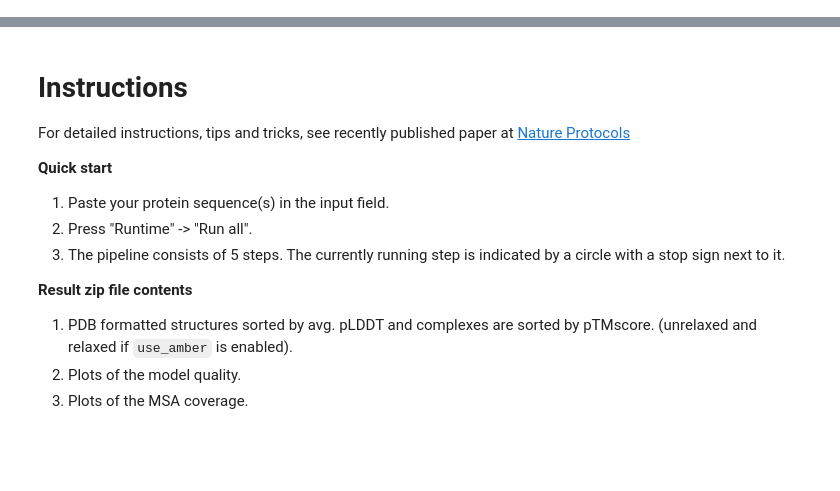
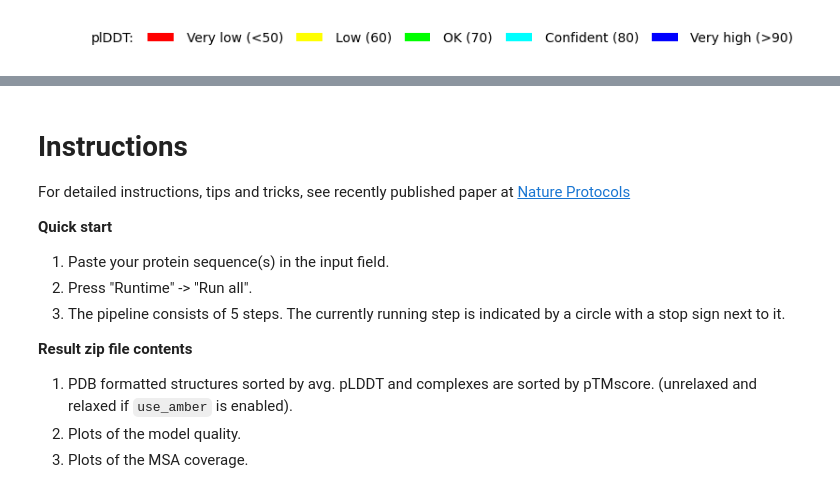
Before and after one commit to ArnoldHarun/A.I-Programming-Assignment-One, a Jupyter notebook: AlphaFold2.ipynb, the cells around one changed output, grey strips where cells are left out. Drawn from its saved outputs; the diff is of its cells as text; code cells hidden in the pictures; blank space fills up the shorter version.

```diff
--- a/AlphaFold2.ipynb
+++ b/AlphaFold2.ipynb
@@ -25,13 +27,13 @@ python_version = f"{version_info.major}.{version_info.minor}"
 def add_hash(x,y):
   return x+"_"+hashlib.sha1(y.encode()).hexdigest()[:5]
 
-query_sequence = '>sp|P03165|X_HBVD3 Protein X OS=Hepatitis B virus genotype D subtype ayw (isolate France/Tiollais/1979) OX=490133 GN=X PE=1 SV=2 MAARLCCQLDPARDVLCLRPVGAESRGRPFSGSLGTLSSPSPSAVPTDHGAHLSLRGLPV CAFSSAGPCALRFTSARRMETTVNAHQILPKVLHKRTLGLSAMSTTDLEAYFKDCLFKDW EELGEEIRLKVFVLGGCRHKLVCAPAPCNFFTSA' #@param {type:"string"}
+query_sequence = 'MAARLCCQLDPARDVLCLRPVGAESRGRPVSGPFGPLPSPSSSAVPADHGAHLSLRGLPVCAFSSAGPCALRFTSARSMETTVNAHQVLPKVLHKRTLGLSAMSTTDLEAYFKDCLFKDWEELGEEIRLKVFVLGGCRHKLVCSPAPCNFFPSA' #@param {type:"string"}
 #@markdown  - Use `:` to specify inter-protein chainbreaks for **modeling complexes** (supports homo- and hetro-oligomers). For example **PI...SK:PI...SK** for a homodimer
-jobname = 'Hbv_Test' #@param {type:"string"}
+jobname = 'HBV_test' #@param {type:"string"}
 # number of models to use
 num_relax = 1 #@param [0, 1, 5] {type:"raw"}
 #@markdown - specify how many of the top ranked structures to relax using amber
-template_mode = "pdb100" #@param ["none", "pdb100","custom"]
+template_mode = "custom" #@param ["none", "pdb100","custom"]
 #@markdown - `none` = no template information is used. `pdb100` = detect templates in pdb100 (see [notes](#pdb100)). `custom` - upload and search own templates (PDB or mmCIF format, see [notes](#custom_templates))
 
 use_amber = num_relax > 0
@@ -182,7 +186,7 @@ calc_extra_ptm = False #@param {type:"boolean"}
 #@markdown -  decrease `max_msa` to increase uncertainity
 max_msa = "auto" #@param ["auto", "512:1024", "256:512", "64:128", "32:64", "16:32"]
 num_seeds = 1 #@param [1,2,4,8,16] {type:"raw"}
-use_dropout = False #@param {type:"boolean"}
+use_dropout = True #@param {type:"boolean"}
 
 num_recycles = None if num_recycles == "auto" else int(num_recycles)
 recycle_early_stop_tolerance = None if recycle_early_stop_tolerance == "auto" else float(recycle_early_stop_tolerance)
@@ -333,73 +356,15 @@ import glob
 import matplotlib.pyplot as plt
 from colabfold.colabfold import plot_plddt_legend
 from colabfold.colabfold import pymol_color_list, alphabet_list
-rank_num = 2 #@param ["1", "2", "3", "4", "5"] {type:"raw"}
+rank_num = 1 #@param ["1", "2", "3", "4", "5"] {type:"raw"}
 color = "lDDT" #@param ["chain", "lDDT", "rainbow"]
-show_sidechains = True #@param {type:"boolean"}
-show_mainchains = True #@param {type:"boolean"}
-pdb_file = None
+show_sidechains = False #@param {type:"boolean"}
+show_mainchains = False #@param {type:"boolean"}
 
-# Check if results["rank"] is not empty and has enough elements
-if results and results.get("rank") and len(results["rank"]) > 0 and len(results["rank"][0]) >= rank_num:
-  tag = results["rank"][0][rank_num - 1]
-  jobname_prefix = ".custom" if msa_mode == "custom" else ""
-  pdb_filename = f"{jobname}/{jobname}{jobname_prefix}_unrelaxed_{tag}.pdb"
-  pdb_file = glob.glob(pdb_filename)
-
-else:
-  print("Error: No prediction results found. Please check the prediction process and logs for any issues.")
-
-def show_pdb(rank_num=1, show_sidechains=False, show_mainchains=False, color="lDDT"):
-  # Check if pdb_file is defined before using it
-  if pdb_file:
-    model_name = f"rank_{rank_num}"
-    view = py3Dmol.view(js='https://3dmol.org/build/3Dmol.js',)
-    view.addModel(open(pdb_file[0],'r').read(),'pdb')
-
-    if color == "lDDT":
-      view.setStyle({'cartoon': {'colorscheme': {'prop':'b','gradient': 'roygb','min':50,'max':90}}})
-    elif color == "rainbow":
-      view.setStyle({'cartoon': {'color':'spectrum'}})
-    elif color == "chain":
-      chains = len(queries[0][1]) + 1 if is_complex else 1
-      for n,chain,color in zip(range(chains),alphabet_list,pymol_color_list):
-         view.setStyle({'chain':chain},{'cartoon': {'color':color}})
-
-    if show_sidechains:
-      BB = ['C','O','N']
-      view.addStyle({'and':[{'resn':["GLY","PRO"],'invert':True},{'atom':BB,'invert':True}]},
-                          {'stick':{'colorscheme':f"WhiteCarbon",'radius':0.3}})
-      view.addStyle({'and':[{'resn':"GLY"},{'atom':'CA'}]},
-                          {'sphere':{'colorscheme':f"WhiteCarbon",'radius':0.3}})
-      view.addStyle({'and':[{'resn':"PRO"},{'atom':['C','O'],'invert':True}]},
-                          {'stick':{'colorscheme':f"WhiteCarbon",'radius':0.3}})
-    if show_mainchains:
-      BB = ['C','O','N','CA']
-      view.addStyle({'atom':BB},{'stick':{'colorscheme':f"WhiteCarbon",'radius':0.3}})
-
-    view.zoomTo()
-    return view
-  else:
-    print("Error: pdb_file not found. Prediction may have failed.")
-    return None  # Or raise an exception if you prefer
-
-# Call show_pdb and check if it returned a view before calling show()
-view = show_pdb(rank_num, show_sidechains, show_mainchains, color)
-if view:
-  view.show()
-if color == "lDDT":
-  plot_plddt_legend().show()
-# Check if results["rank"] is not empty and has enough elements
-if results and results.get("rank") and len(results["rank"]) > 0 and len(results["rank"][0]) >= rank_num:
-  tag = results["rank"][0][rank_num - 1]
-  jobname_prefix = ".custom" if msa_mode == "custom" else ""
-  pdb_filename = f"{jobname}/{jobname}{jobname_prefix}_unrelaxed_{tag}.pdb"
-  pdb_file = glob.glob(pdb_filename)
-
-  # ... (rest of the code remains the same)
-
-else:
-  print("Error: No prediction results found. Please check the prediction process and logs for any issues.")
+tag = results["rank"][0][rank_num - 1]
+jobname_prefix = ".custom" if msa_mode == "custom" else ""
+pdb_filename = f"{jobname}/{jobname}{jobname_prefix}_unrelaxed_{tag}.pdb"
+pdb_file = glob.glob(pdb_filename)
 
 def show_pdb(rank_num=1, show_sidechains=False, show_mainchains=False, color="lDDT"):
   model_name = f"rank_{rank_num}"
@@ -439,3 +403,4 @@ NameError: name 'pdb_file' is not defined
+[figure, added]
 # %%
 #@title Plots {run: "auto"}
 from IPython.display import display, HTML
```
Also changed, not shown: parts of 7 cells of this notebook.
